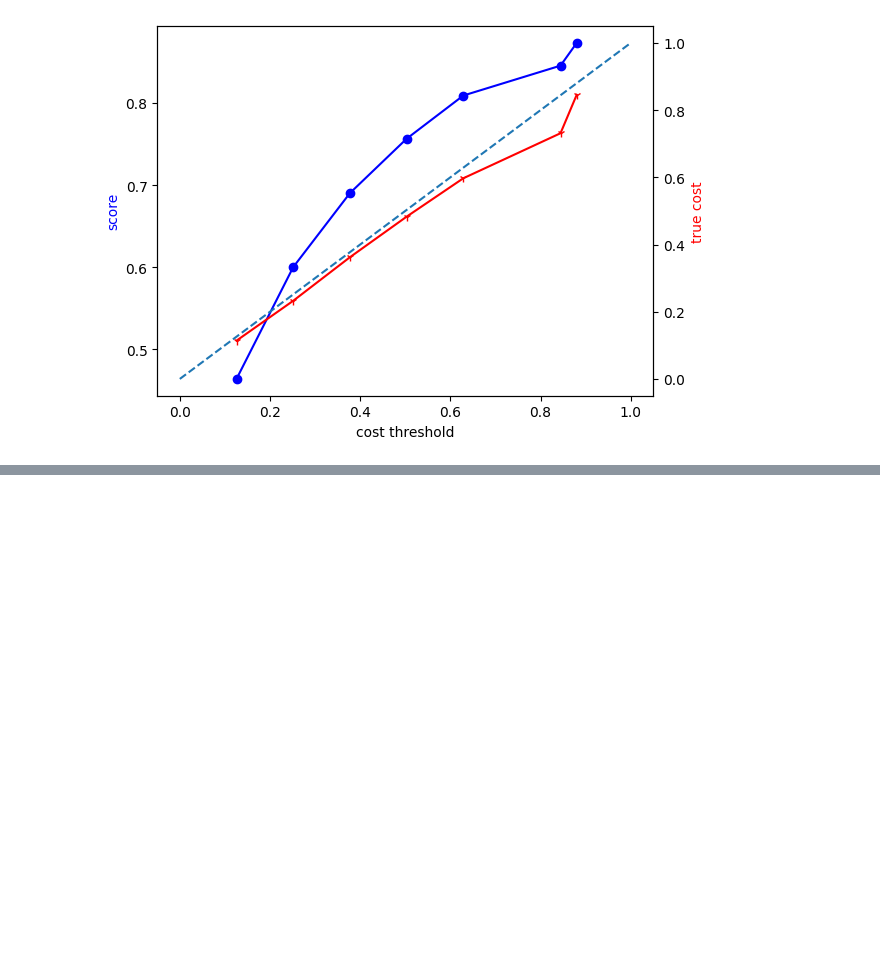
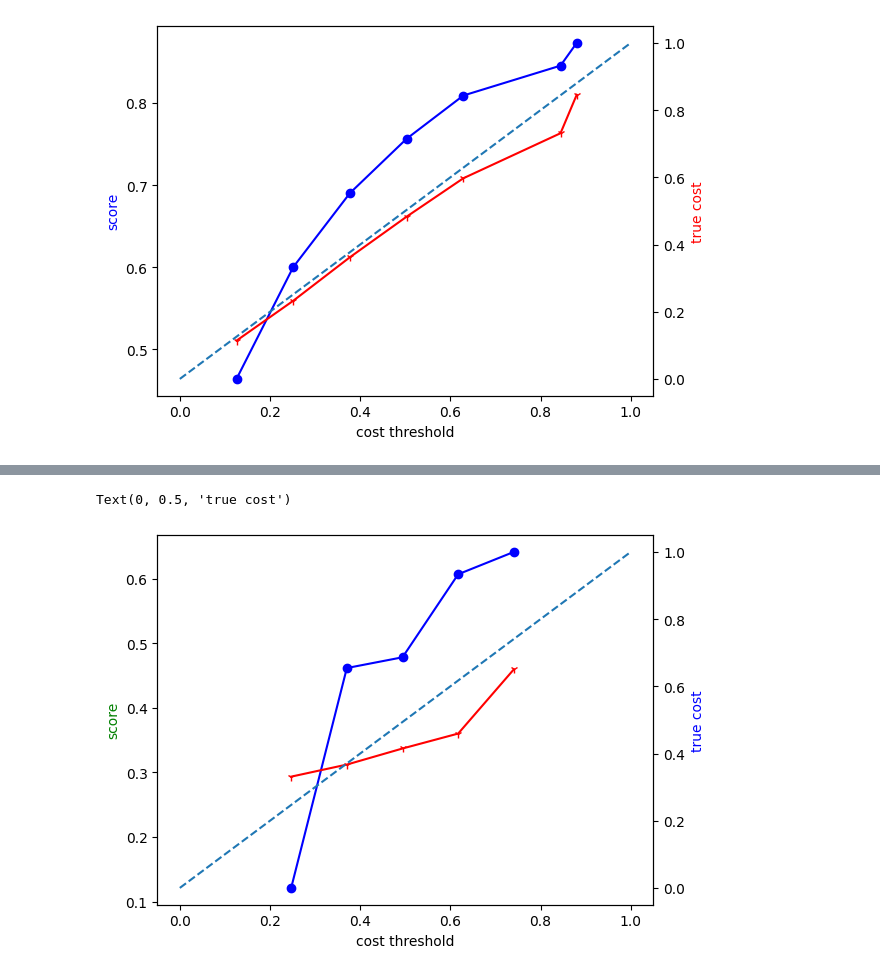
Before and after one commit to qianlin04/Safe-offline-RL-with-diffusion-model, a Jupyter notebook: plot.ipynb, the cells around one changed output, grey strips where cells are left out. Drawn from its saved outputs; the diff is of its cells as text; code cells hidden in the pictures; blank space fills up the shorter version.

```diff
--- a/plot.ipynb
+++ b/plot.ipynb
@@ -103,0 +104,56 @@ Text(0, 0.5, 'true cost')
+# %%
+walker2d_medium_replay_v2_cost_data = {
+    'no': {
+        'score': [0.8745641933488524, 0.6273214080324627, 0.8452326032552904, 0.5720495982564564, 0.5104889428246144],
+        'cost': [160.6542092567628, 154.3148106930746, 150.90642905611313, 176.57216852273095, 187.72111166884594],
+    },
+    41: {
+        'score': [0.010646000928523584, 0.005201062020960348, 0.19681232183509811, 0.19206789847770087, 0.20144697403452544],
+        'cost': [53.66791239259512, 54.51251545613489, 52.05486553932107, 56.26227379296454, 58.41872591653718],
+    },
+    61.5: {
+        'score': [0.6736408583359142, 0.18816787756377049, 0.05375197760531747, 0.7008390853248401, 0.6919121199879594],
+        'cost': [58.239989027949, 61.875212275106854, 67.99985185099418, 59.17082655883875, 57.47934623811846],
+    },
+    82: {
+        'score': [0.6711581334260991, 0.021703523047848974, 0.7501409398112915, 0.2628167382571769, 0.6856878154792339],
+        'cost': [62.485803009552875, 61.402380957448415, 78.46304780451976, 81.19482130670171, 60.93863465219466],
+    },
+    102.5: {
+        'score': [0.389703468634978, 0.554198454764191, 0.6587528225738419, 0.6434730376649422, 0.7881991836492728],
+        'cost': [57.134054782814246, 102.6787290440254, 69.20699587287407, 69.20972125470469, 83.1565537058641],
+    },
+    123: {
+        'score': [0.5961293019309372, 0.7455894782163162, 0.3316724557425903, 0.7807017523972056, 0.7530715111452906],
+        'cost': [123.20565580747457, 91.18608697134633, 100.29846097852186, 102.42694666521379, 123.00496607965951],
+    },
+    143.5: {
+        'score': [0.2837889606870788, 0.3219729074053228, 0.3522577219525202, 0.8333123094628662, 0.24399273062364135],
+        'cost': [153.4203657946365, 144.5871516906368, 144.55279238197025, 123.31498363588982, 143.2099651188978],
+    },
+    164: {
+        'score': [0.8608425916756256, 0.7216677564387431, 0.7625886565622961, 0.38338777789415207, 0.8202733705778836],
+        'cost': [156.54245915615647, 163.31336055698984, 148.46687907873067, 163.83395940643297, 124.98984047676615],
+    }
+}
+
+no_contraint_cost = np.mean(walker2d_medium_replay_v2_cost_data['no']['cost'])
+no_contraint_score = np.mean(walker2d_medium_replay_v2_cost_data['no']['score'])
+
+fig, ax1 = plt.subplots()
+ax2 = ax1.twinx()
+X, Y, Z = [], [], []
+for k, v in walker2d_medium_replay_v2_cost_data.items():
+    if isinstance(k, str): continue
+    X.append(k*1.0/no_contraint_cost)
+    Y.append(np.mean(v['score']))
+    Z.append(np.mean(v['cost'])/no_contraint_cost)
+ax1.plot(X, Y, marker='o', color='b')
+ax2.plot(X, Z, marker='1', color='r')
+ax2.plot([0, 1], [0, 1], linestyle='--')
+ax1.set_xlabel('cost threshold')
+ax1.set_ylabel('score', color='g')
+ax2.set_ylabel('true cost', color='b')
+# %% [output]
+Text(0, 0.5, 'true cost')
+[figure, added]
```
Also changed, not shown: parts of 1 cell of this notebook, 13 other files.
